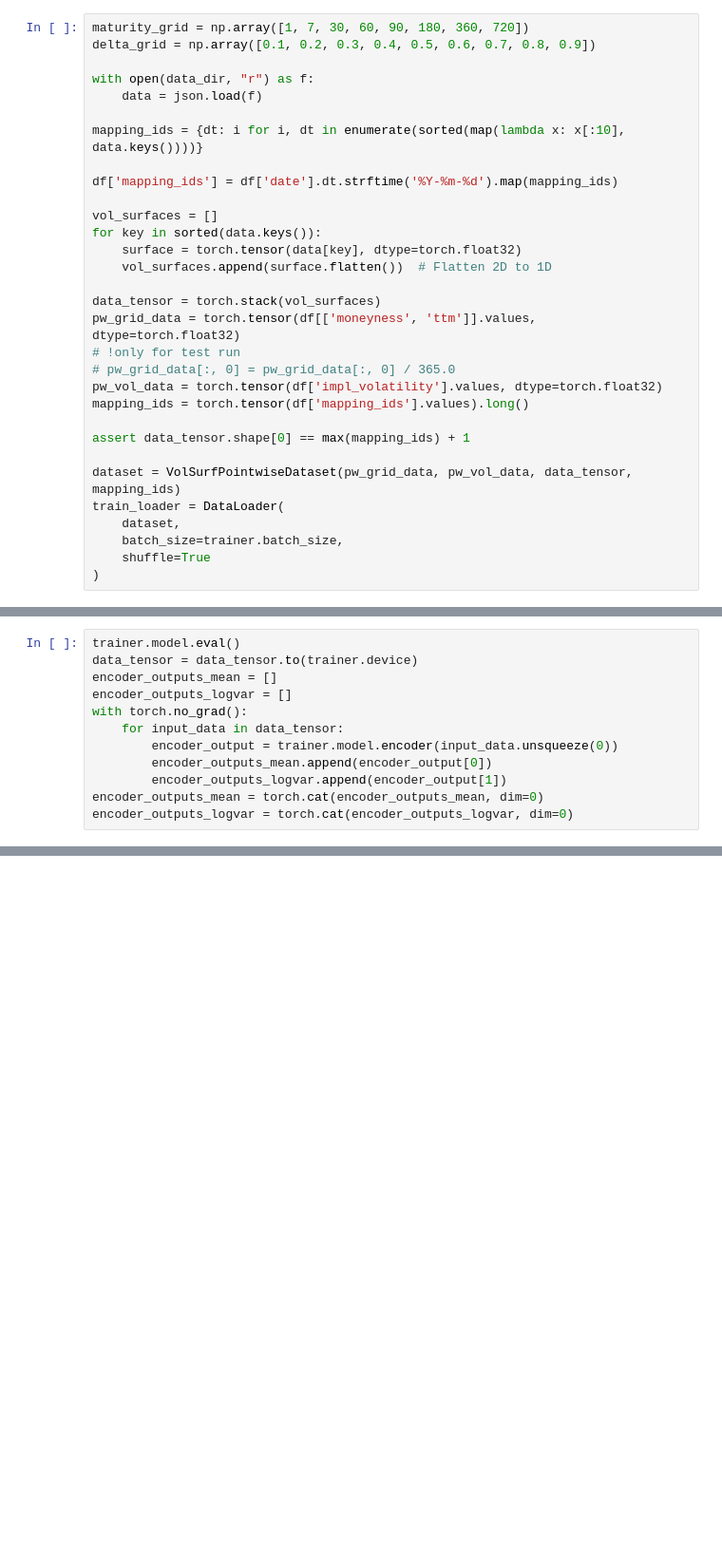
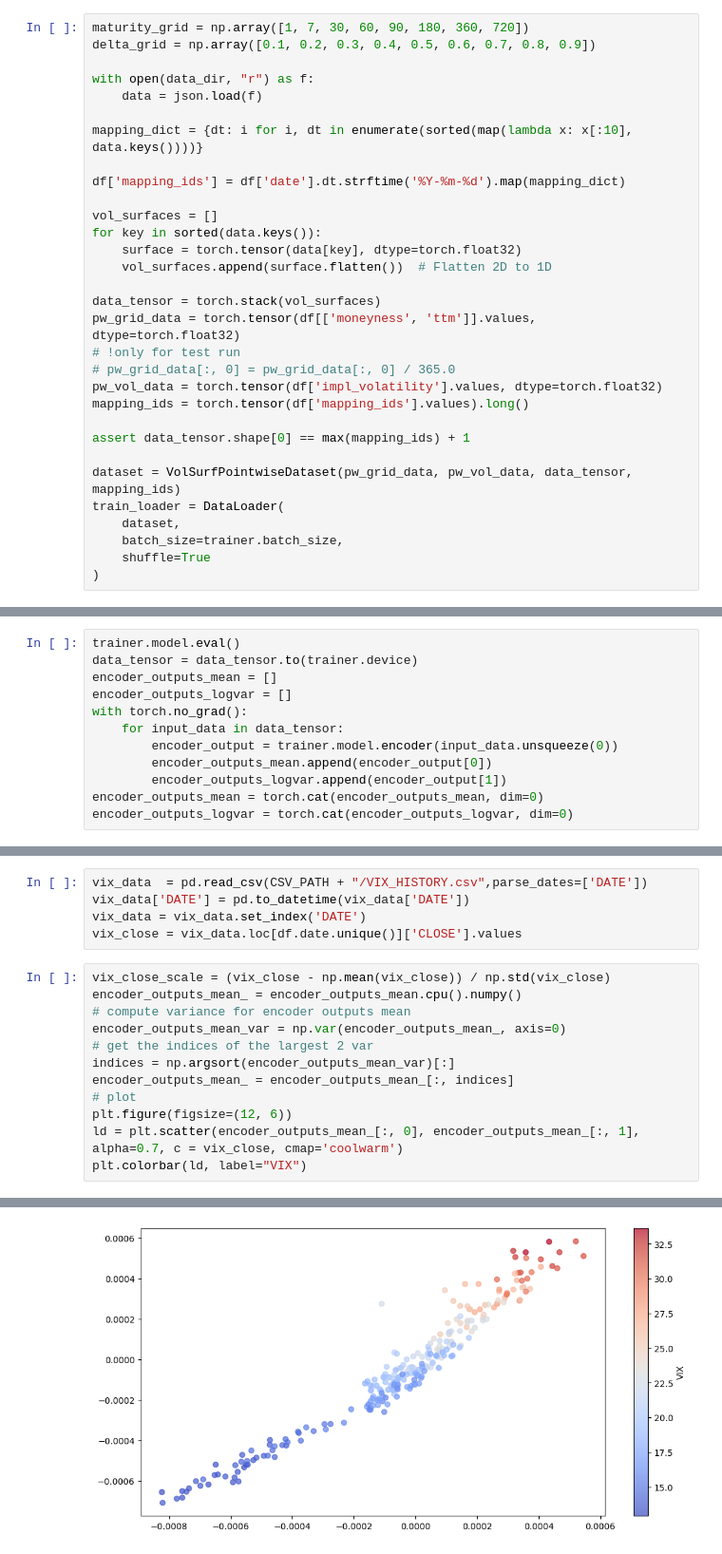
Before and after one commit to zhanghq-chn/VAE-VolSurface, a Jupyter notebook: examples/volsurface_latent.ipynb, the cells around one changed output, grey strips where cells are left out. Shown at 95% size. Drawn from its saved outputs; the diff is of its cells as text; blank space fills up the shorter version.

```diff
--- a/examples/volsurface_latent.ipynb
+++ b/examples/volsurface_latent.ipynb
@@ -76,9 +76,9 @@ delta_grid = np.array([0.1, 0.2, 0.3, 0.4, 0.5, 0.6, 0.7, 0.8, 0.9])
 with open(data_dir, "r") as f:
     data = json.load(f)
 
-mapping_ids = {dt: i for i, dt in enumerate(sorted(map(lambda x: x[:10], data.keys())))}
+mapping_dict = {dt: i for i, dt in enumerate(sorted(map(lambda x: x[:10], data.keys())))}
 
-df['mapping_ids'] = df['date'].dt.strftime('%Y-%m-%d').map(mapping_ids)
+df['mapping_ids'] = df['date'].dt.strftime('%Y-%m-%d').map(mapping_dict)
 
 vol_surfaces = []
 for key in sorted(data.keys()):
@@ -157,0 +158,18 @@ plt.scatter(encoder_outputs_mean_[:, 0], encoder_outputs_mean_[:, 1], alpha=0.5)
+# %%
+vix_data  = pd.read_csv(CSV_PATH + "/VIX_HISTORY.csv",parse_dates=['DATE'])
+vix_data['DATE'] = pd.to_datetime(vix_data['DATE'])
+vix_data = vix_data.set_index('DATE')
+vix_close = vix_data.loc[df.date.unique()]['CLOSE'].values
+# %%
+vix_close_scale = (vix_close - np.mean(vix_close)) / np.std(vix_close)
+encoder_outputs_mean_ = encoder_outputs_mean.cpu().numpy()
+# compute variance for encoder outputs mean
+encoder_outputs_mean_var = np.var(encoder_outputs_mean_, axis=0)
+# get the indices of the largest 2 var
+indices = np.argsort(encoder_outputs_mean_var)[:]
+encoder_outputs_mean_ = encoder_outputs_mean_[:, indices]
+# plot
+plt.figure(figsize=(12, 6))
+ld = plt.scatter(encoder_outputs_mean_[:, 0], encoder_outputs_mean_[:, 1], alpha=0.7, c = vix_close, cmap='coolwarm')
+plt.colorbar(ld, label="VIX")
+# %% [output]
@@ -157,0 +177 @@ plt.scatter(encoder_outputs_mean_[:, 0], encoder_outputs_mean_[:, 1], alpha=0.5)
+[figure, added]
```
Also changed, not shown: parts of 7 cells of this notebook.
